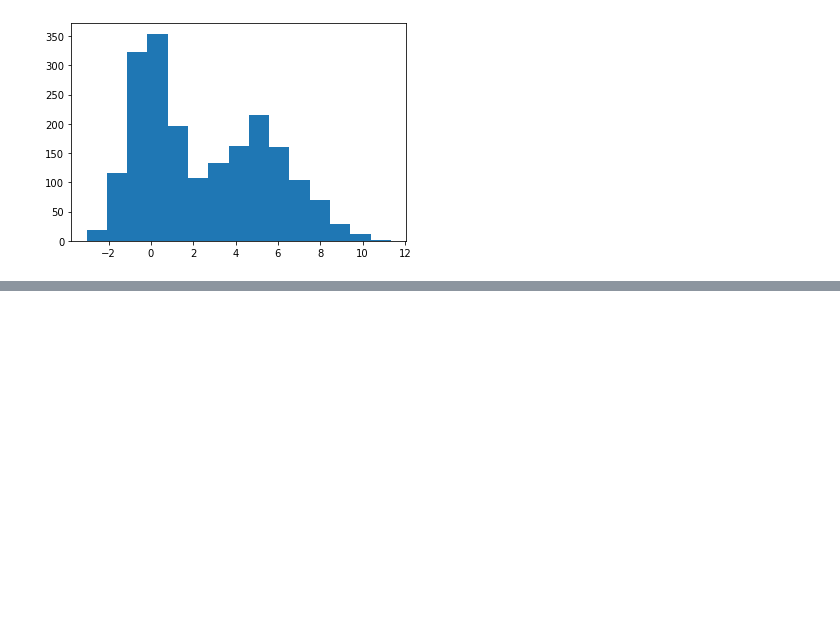
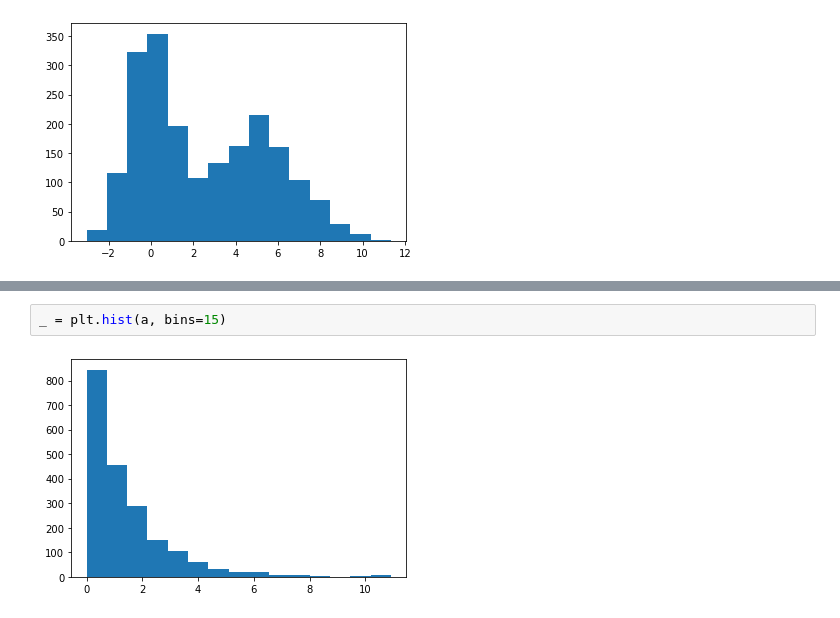
Before and after one commit to gelaim/data_science, a Jupyter notebook: statistics/Histograms.ipynb, the cells around one changed output, grey strips where cells are left out. Saved outputs shown, nothing was run; the diff lists cells and outputs as text; blank space fills up the shorter version.

```diff
--- a/statistics/Histograms.ipynb
+++ b/statistics/Histograms.ipynb
@@ -60,0 +67,4 @@ TypeError: exponential() got an unexpected keyword argument 'loc'
+# %%
+_ = plt.hist(a, bins=15)
+# %% [output]
+[figure, added]
```
Also changed, not shown: parts of 4 cells of this notebook, 1 other file.
